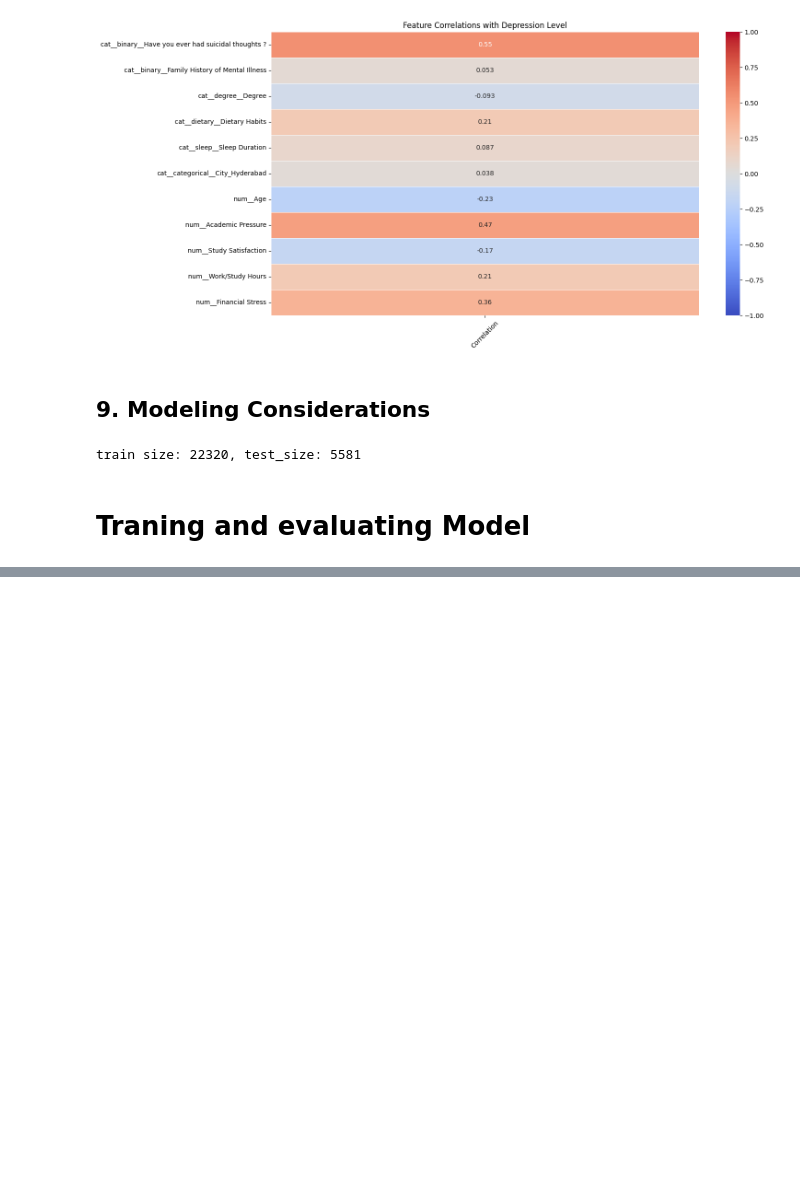
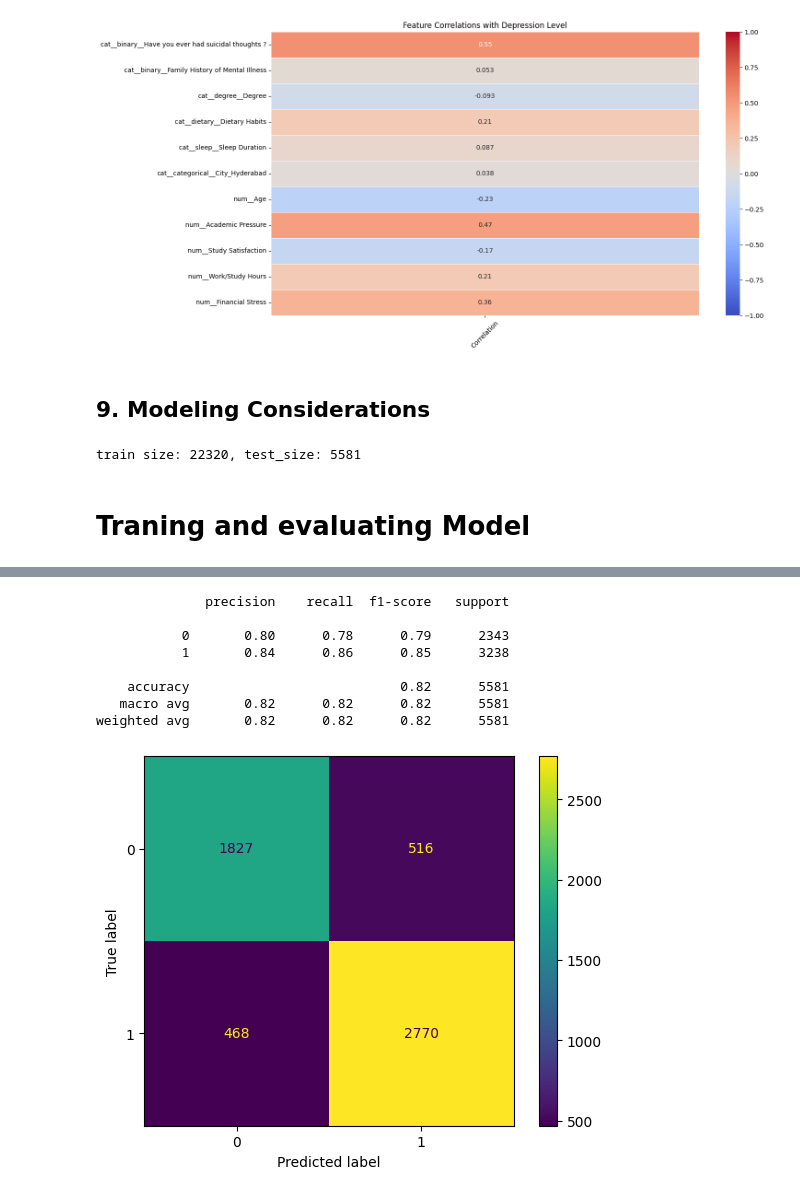
Before and after one commit to vnniciusg/student-depression-classification, a Jupyter notebook: student-depression-classification.ipynb, the cells around one changed output, grey strips where cells are left out. Drawn from its saved outputs; the diff is of its cells as text; code cells hidden in the pictures; blank space fills up the shorter version.

```diff
--- a/student-depression-classification.ipynb
+++ b/student-depression-classification.ipynb
@@ -387,0 +434,12 @@ train size: 22320, test_size: 5581
+# %%
+train_model_and_evaluate(RandomForestClassifier())
+# %% [output]
+              precision    recall  f1-score   support
+
+           0       0.80      0.78      0.79      2343
+           1       0.84      0.86      0.85      3238
+
+    accuracy                           0.82      5581
+   macro avg       0.82      0.82      0.82      5581
+weighted avg       0.82      0.82      0.82      5581
+[figure, added]
```
Also changed, not shown: parts of 15 cells of this notebook.
